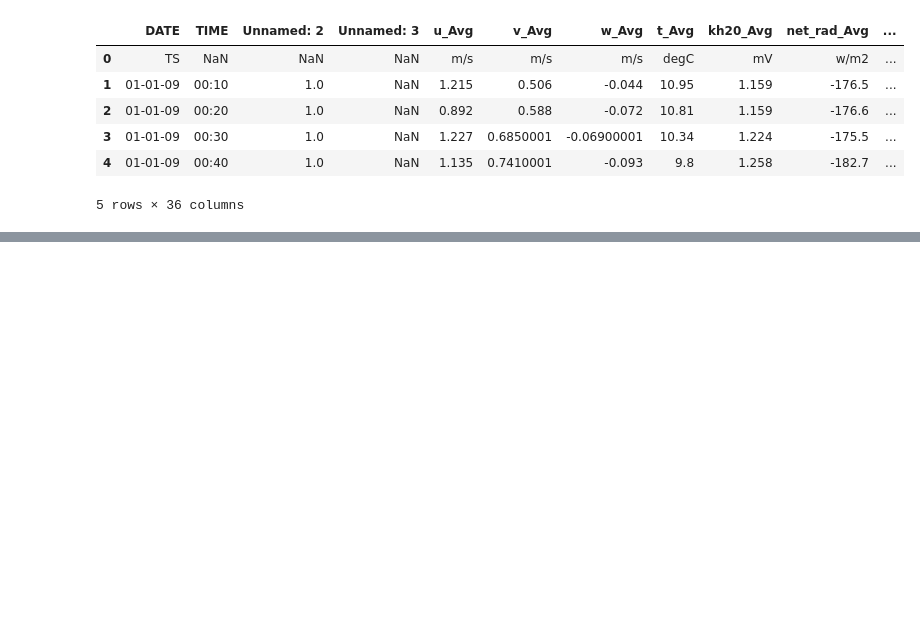
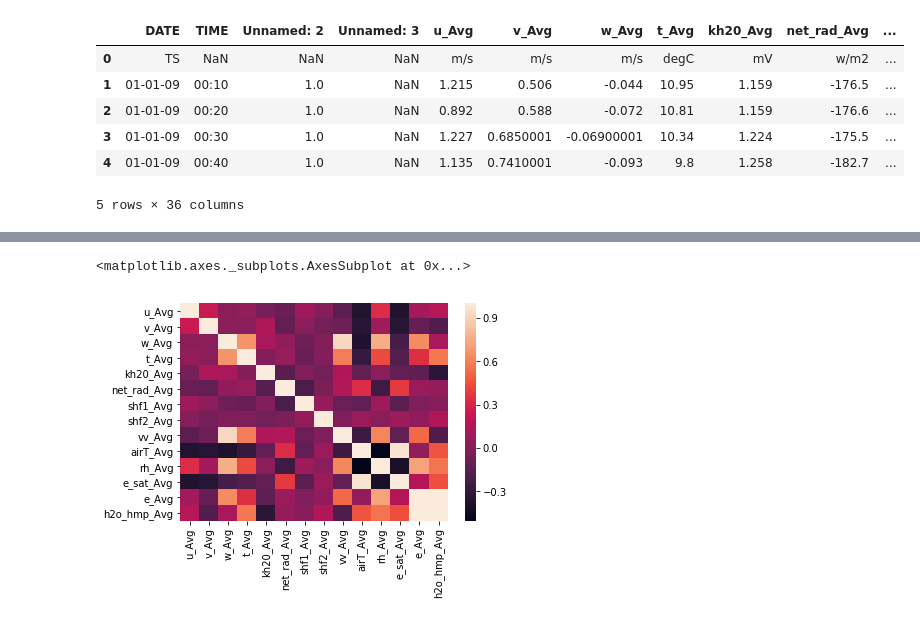
Before and after one commit to andresperezrobinson/FisicaComp, a Jupyter notebook: Actividad7/Actividad 7.ipynb, the cells around one changed output, grey strips where cells are left out. Cells and saved outputs as stored; diff of their text form; code cells hidden in the pictures; blank space fills up the shorter version.

```diff
--- a/Actividad7/Actividad 7.ipynb
+++ b/Actividad7/Actividad 7.ipynb
@@ -105,0 +146,10 @@ KeyError: "['id'] not found in axis"
+# %%
+# utilizando seaborn
+#usando la misma máscara superior
+mask = np.zeros_like(corr, dtype=np.bool)
+mask[np.triu_indices_from(mask)] = True
+
+sns.heatmap(corr, xticklabels=corr.columns, yticklabels=corr.columns)
+# %% [output]
+<matplotlib.axes._subplots.AxesSubplot at 0x...>
+[figure, added]
```
Also changed, not shown: parts of 12 cells of this notebook.
